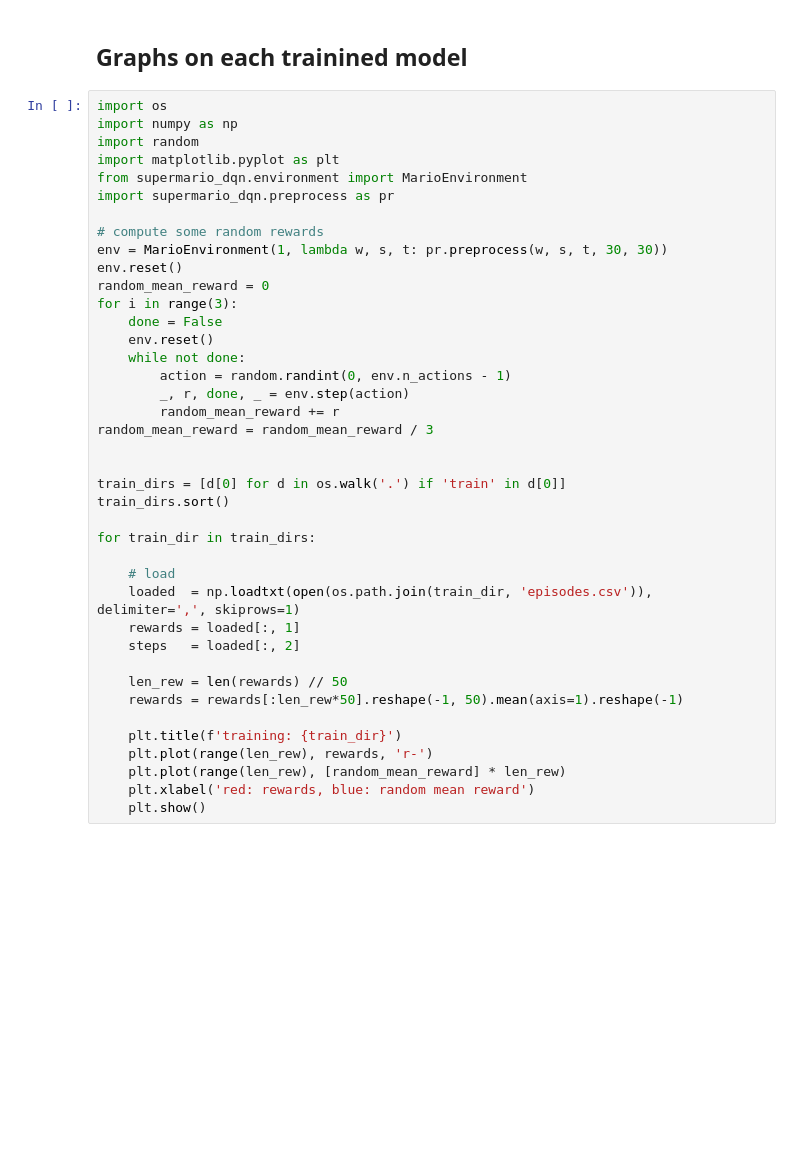
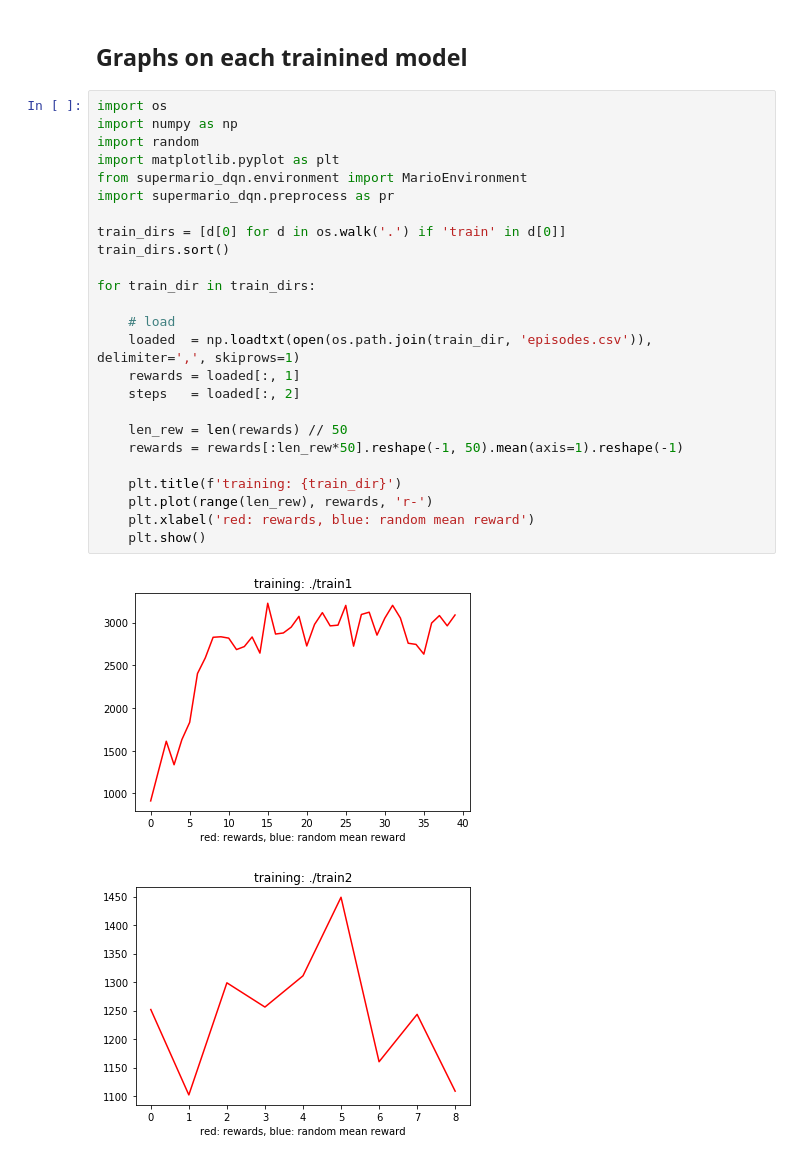
Before and after one commit to andreaconti/supermario-dqn, a Jupyter notebook: trained/Reward Analysis.ipynb, the cells around one changed output. Drawn from its saved outputs; the diff is of its cells as text; blank space fills up the shorter version.

```diff
--- a/trained/Reward Analysis.ipynb
+++ b/trained/Reward Analysis.ipynb
@@ -3,40 +3,28 @@
 # %%
 import os
 import numpy as np
 import random
 import matplotlib.pyplot as plt
 from supermario_dqn.environment import MarioEnvironment
 import supermario_dqn.preprocess as pr
-
-# compute some random rewards
-env = MarioEnvironment(1, lambda w, s, t: pr.preprocess(w, s, t, 30, 30))
-env.reset()
-random_mean_reward = 0
-for i in range(3):
-    done = False
-    env.reset()
-    while not done:
-        action = random.randint(0, env.n_actions - 1)
-        _, r, done, _ = env.step(action)
-        random_mean_reward += r
-random_mean_reward = random_mean_reward / 3
-
 
 train_dirs = [d[0] for d in os.walk('.') if 'train' in d[0]]
 train_dirs.sort()
 
 for train_dir in train_dirs:
 
     # load
     loaded  = np.loadtxt(open(os.path.join(train_dir, 'episodes.csv')), delimiter=',', skiprows=1)
     rewards = loaded[:, 1]
     steps   = loaded[:, 2]
 
     len_rew = len(rewards) // 50
     rewards = rewards[:len_rew*50].reshape(-1, 50).mean(axis=1).reshape(-1)
 
     plt.title(f'training: {train_dir}')
     plt.plot(range(len_rew), rewards, 'r-')
-    plt.plot(range(len_rew), [random_mean_reward] * len_rew)
     plt.xlabel('red: rewards, blue: random mean reward')
     plt.show()
+# %% [output]
+[figure, added]
+[figure, added]
```
Also changed, not shown: parts of 1 cell of this notebook, 1 other file.
